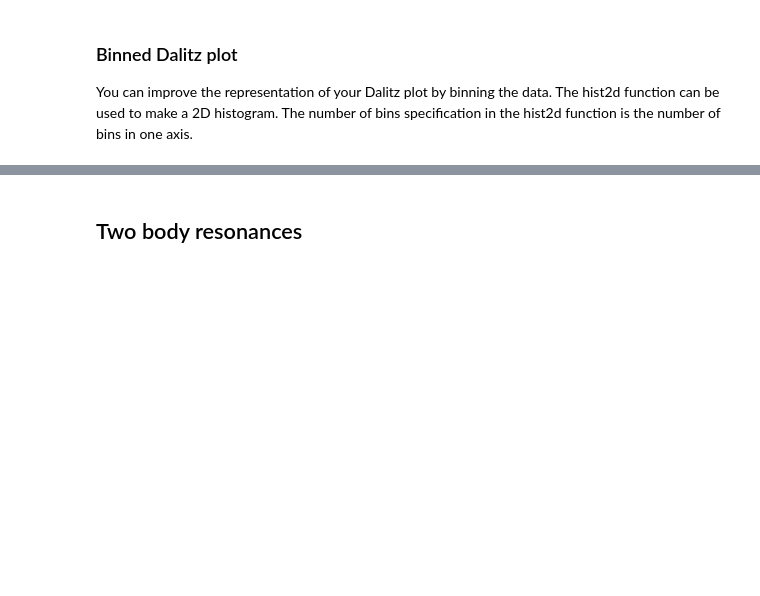
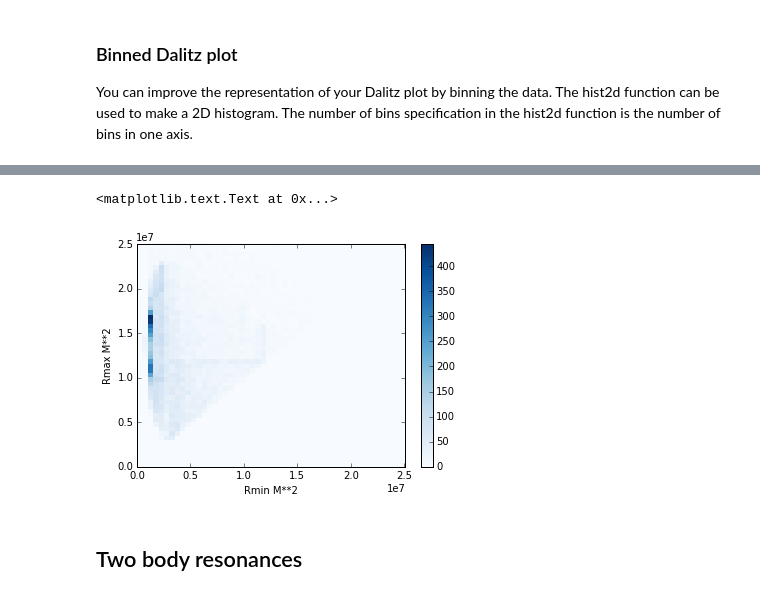
Before and after one commit to pjholt/opendata-project, a Jupyter notebook: LHCb_Open_Data_Project.ipynb, the cells around one changed output, grey strips where cells are left out. Saved outputs shown, nothing was run; the diff lists cells and outputs as text; code cells hidden in the pictures; blank space fills up the shorter version.

```diff
--- a/LHCb_Open_Data_Project.ipynb
+++ b/LHCb_Open_Data_Project.ipynb
@@ -576,6 +604,13 @@ You can improve the representation of your Dalitz plot by binning the data. The
 # %%
 # plot a binned Dalitz Plot
 # use colorbar() to make a legend for your plot at the side
+hist2d(real_data.Rmin_MSq, real_data.Rmax_MSq, bins=50, range=[(0, 25040000), (0, 25040000)])
+colorbar() # Add a colour legend
+xlabel('Rmin M**2')
+ylabel('Rmax M**2')
+# %% [output]
+<matplotlib.text.Text at 0x...>
+[figure, added]
 # %% [markdown]
 ## Two body resonances
 # %% [markdown]
```
Also changed, not shown: parts of 5 cells of this notebook.
